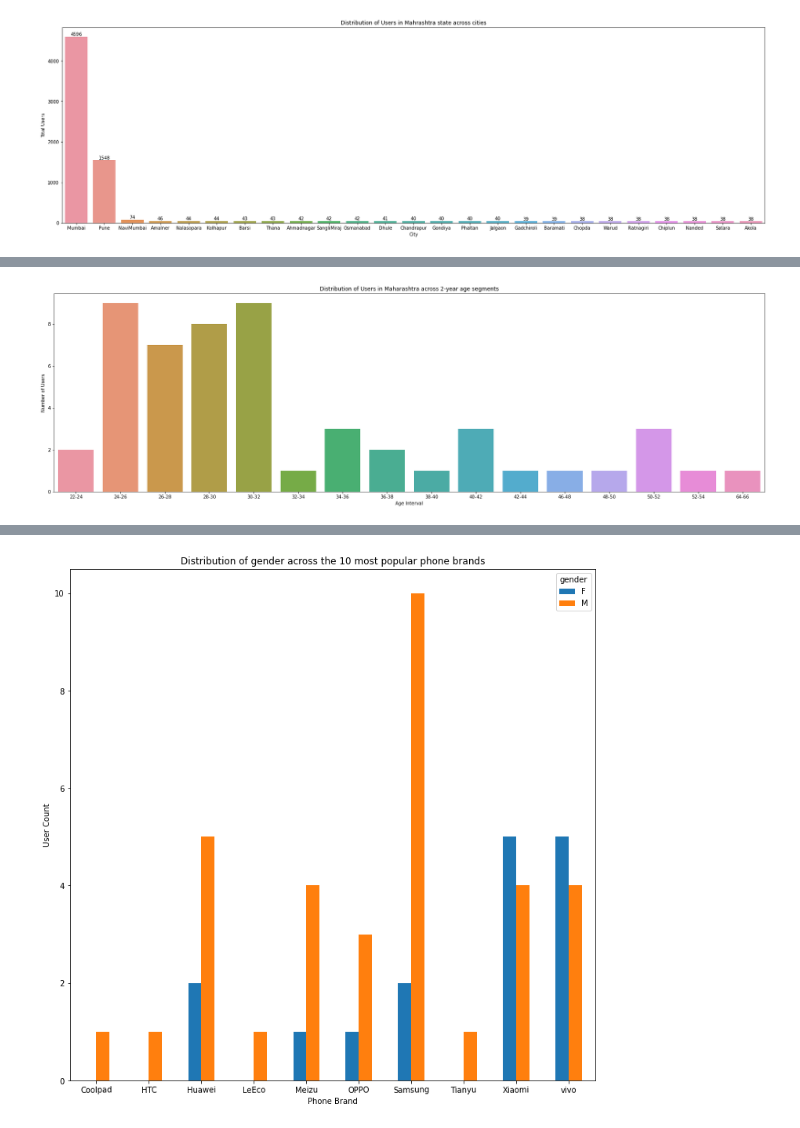
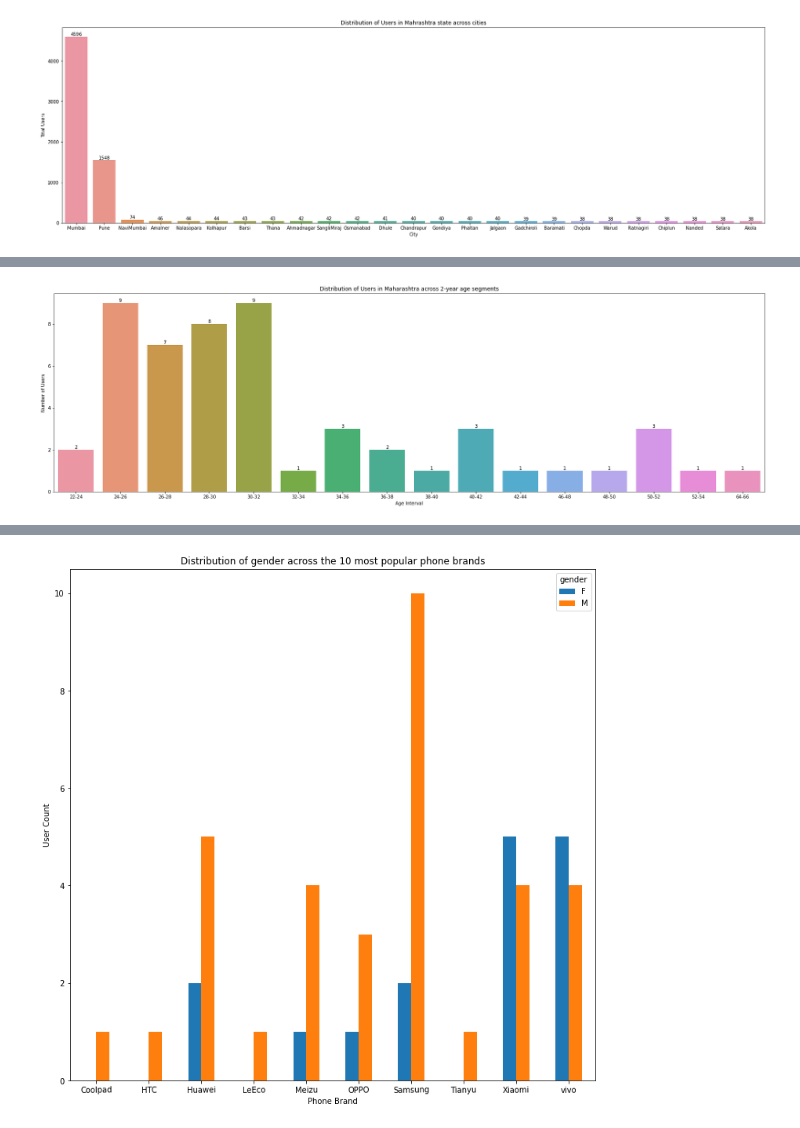
Before and after one commit to Drakus98/Capstone_1, a Jupyter notebook: Capstone_Project.ipynb, the cells around one changed output, grey strips where cells are left out. Cells and saved outputs as stored; diff of their text form; code cells hidden in the pictures.

```diff
--- a/Capstone_Project.ipynb
+++ b/Capstone_Project.ipynb
@@ -416,14 +416,15 @@ plt.show()
 # %%
 # Assessing Q4 from Week 3
 dfq4 = dfm.drop_duplicates(subset = 'device_id', keep = 'first')[['device_id','new_group']]
 plt.figure(figsize=(28,8))
 q4_fig1 = sns.countplot(x='new_group',data=dfq4, order = sorted(dfq4['new_group'].value_counts().index.tolist()))
+q4_fig1.bar_label(q4_fig1.containers[0])
 plt.ylabel('Number of Users')
 plt.xlabel('Age Interval')
 plt.title('Distribution of Users in Maharashtra across 2-year age segments')
 plt.show()
 # %% [output]
-[figure, old version]
+[figure, new version]
 # %%
 # Assessing Q5 from Week 3
 dfq5 = dfm.drop_duplicates(subset = 'device_id', keep = 'first')[['gender','phone_brand','group','new_group']]
```
Also changed, not shown: parts of 6 cells of this notebook, 2 other files.
